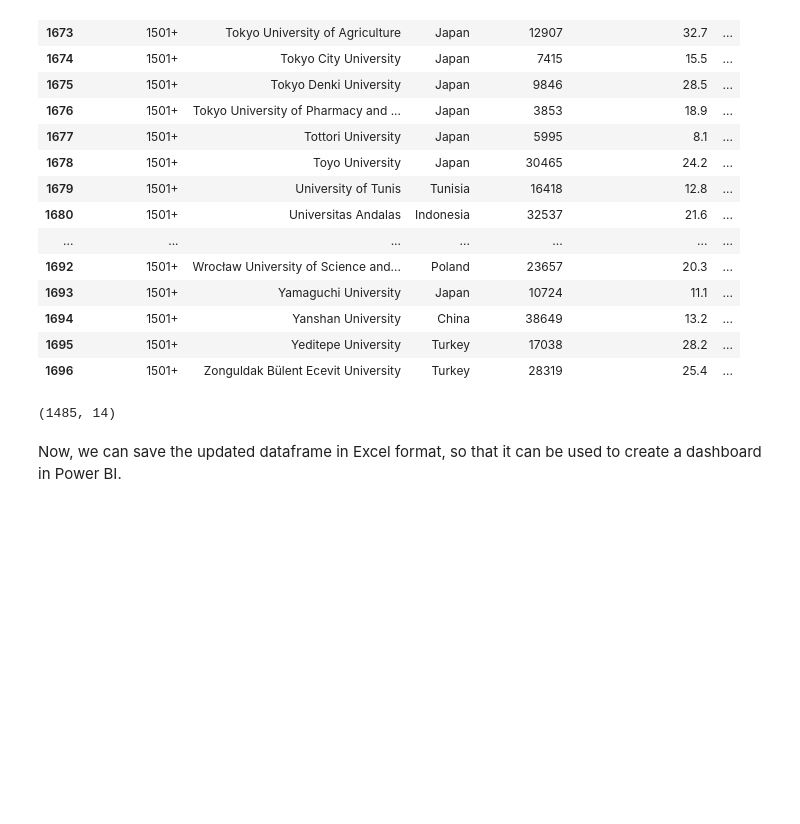
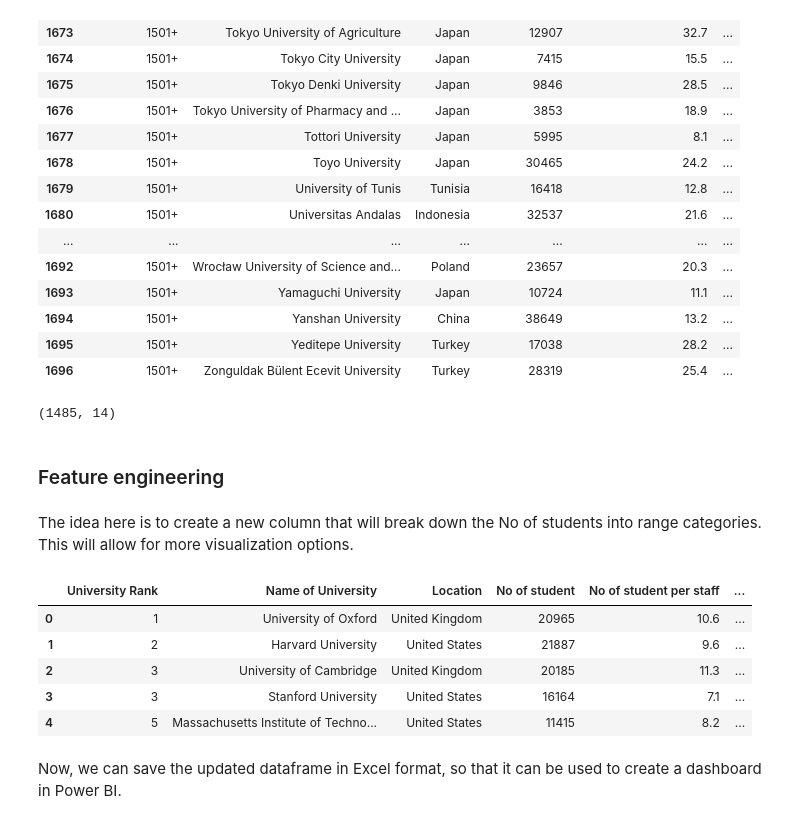
Before and after one commit to Siegfried2021/university_rankings, a Jupyter notebook: university_rankings.ipynb, the cells around one changed output. Cells and saved outputs as stored; diff of their text form; code cells hidden in the pictures; blank space fills up the shorter version.

Commit message:
feature engineering and xlsx update

```diff
--- a/university_rankings.ipynb
+++ b/university_rankings.ipynb
@@ -226,6 +226,24 @@ df_univ.tail(25)
 df_univ.shape
 # %% [output]
 (1485, 14)
+# %% [markdown]
+### Feature engineering
+# %% [markdown]
+The idea here is to create a new column that will break down the No of students into range categories. This will allow for more visualization options.
+# %%
+bins = [0, 5000, 10000, 15000, 20000, 25000, 30000, 40000, 50000, np.inf]
+labels = ["-5000", "5000-10000", "10000-15000", "15000-20000", "20000-25000", "25000-30000", "30000-40000", "40000-50000", "50000+"]
+
+df_univ["number_students_cat"] = pd.cut(df_univ["No of student"], bins=bins, labels=labels)
+
+df_univ.head()
+# %% [output]
+|  | University Rank | Name of University | Location | No of student | No of student per staff | ... |
+| 0 | 1 | University of Oxford | United Kingdom | 20965 | 10.6 | ... |
+| 1 | 2 | Harvard University | United States | 21887 | 9.6 | ... |
+| 2 | 3 | University of Cambridge | United Kingdom | 20185 | 11.3 | ... |
+| 3 | 3 | Stanford University | United States | 16164 | 7.1 | ... |
+| 4 | 5 | Massachusetts Institute of Techno... | United States | 11415 | 8.2 | ... |
 # %% [markdown]
 Now, we can save the updated dataframe in Excel format, so that it can be used to create a dashboard in Power BI.
 # %%
```
Also changed, not shown: 1 other file.
